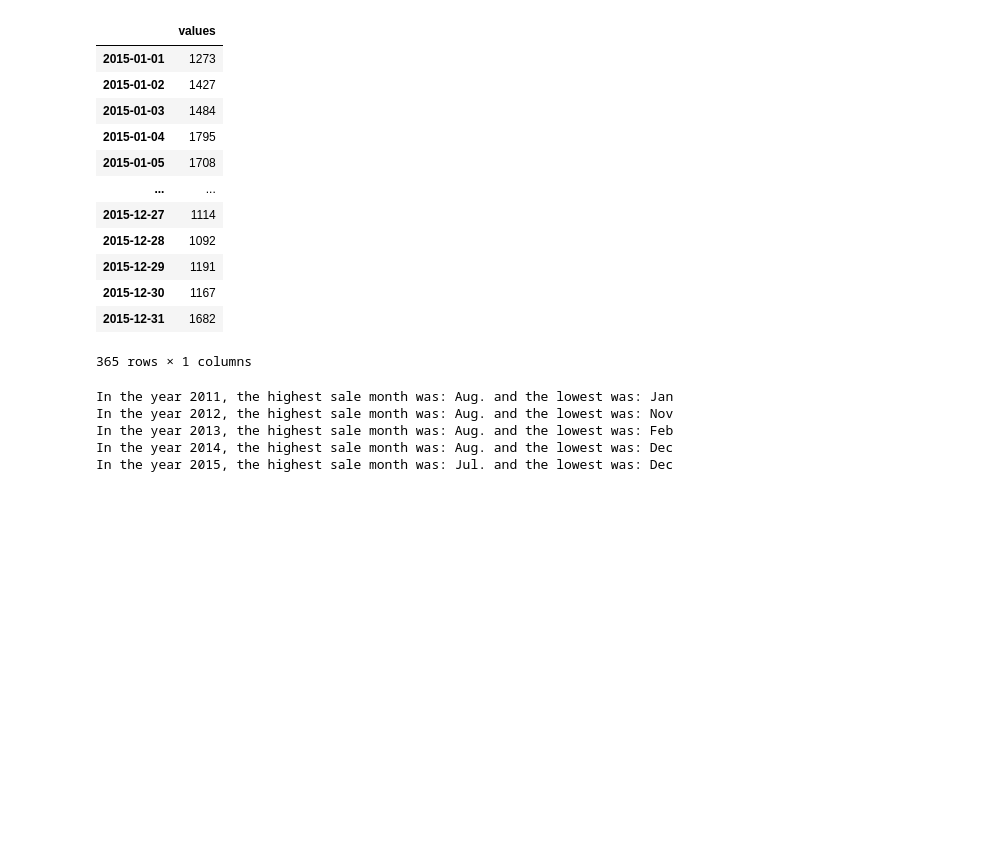
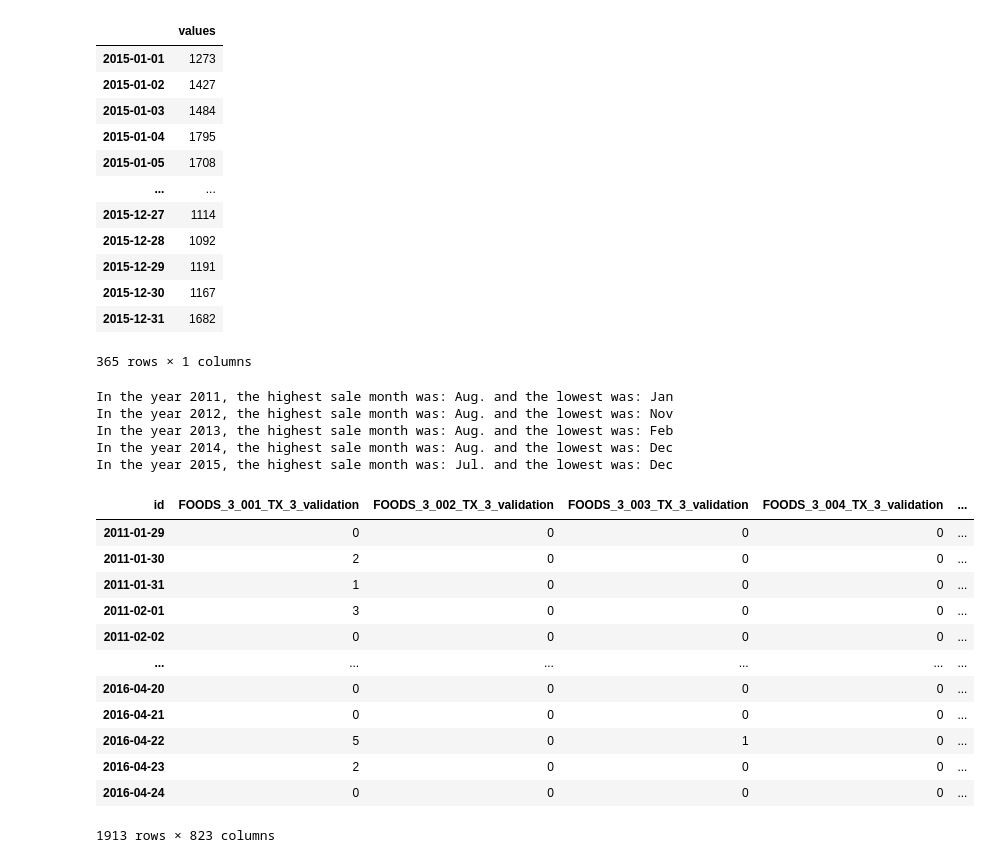
Before and after one commit to Basvdbrink1998/Applied_Forcasting_Project, a Jupyter notebook: Exploration.ipynb, the cells around one changed output. Cells and saved outputs as stored; diff of their text form; code cells hidden in the pictures; blank space fills up the shorter version.

```diff
--- a/Exploration.ipynb
+++ b/Exploration.ipynb
@@ -147,3 +147,21 @@ In the year 2012, the highest sale month was: Aug. and the lowest was: Nov
 In the year 2013, the highest sale month was: Aug. and the lowest was: Feb
 In the year 2014, the highest sale month was: Aug. and the lowest was: Dec
 In the year 2015, the highest sale month was: Jul. and the lowest was: Dec
+# %%
+ts_train_data = train_data.transpose()
+ts_train_data.index = pd.to_datetime(ts_train_data.index)
+ts_train_data
+# %% [output]
+| id | FOODS_3_001_TX_3_validation | FOODS_3_002_TX_3_validation | FOODS_3_003_TX_3_validation | FOODS_3_004_TX_3_validation | ... |
+| 2011-01-29 | 0 | 0 | 0 | 0 | ... |
+| 2011-01-30 | 2 | 0 | 0 | 0 | ... |
+| 2011-01-31 | 1 | 0 | 0 | 0 | ... |
+| 2011-02-01 | 3 | 0 | 0 | 0 | ... |
+| 2011-02-02 | 0 | 0 | 0 | 0 | ... |
+| ... | ... | ... | ... | ... | ... |
+| 2016-04-20 | 0 | 0 | 0 | 0 | ... |
+| 2016-04-21 | 0 | 0 | 0 | 0 | ... |
+| 2016-04-22 | 5 | 0 | 1 | 0 | ... |
+| 2016-04-23 | 2 | 0 | 0 | 0 | ... |
+| 2016-04-24 | 0 | 0 | 0 | 0 | ... |
+1913 rows × 823 columns
```
Also changed, not shown: parts of 2 cells of this notebook.
